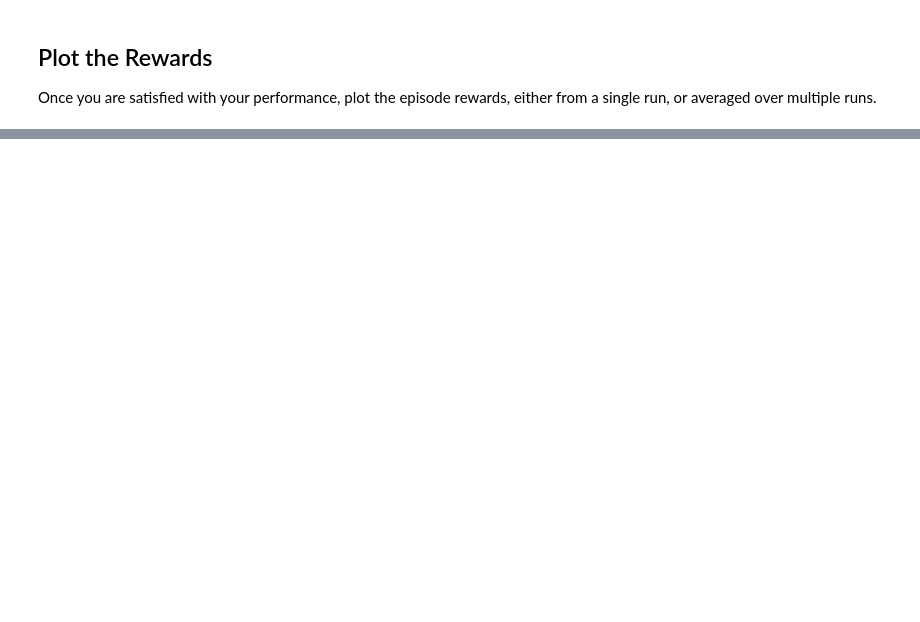
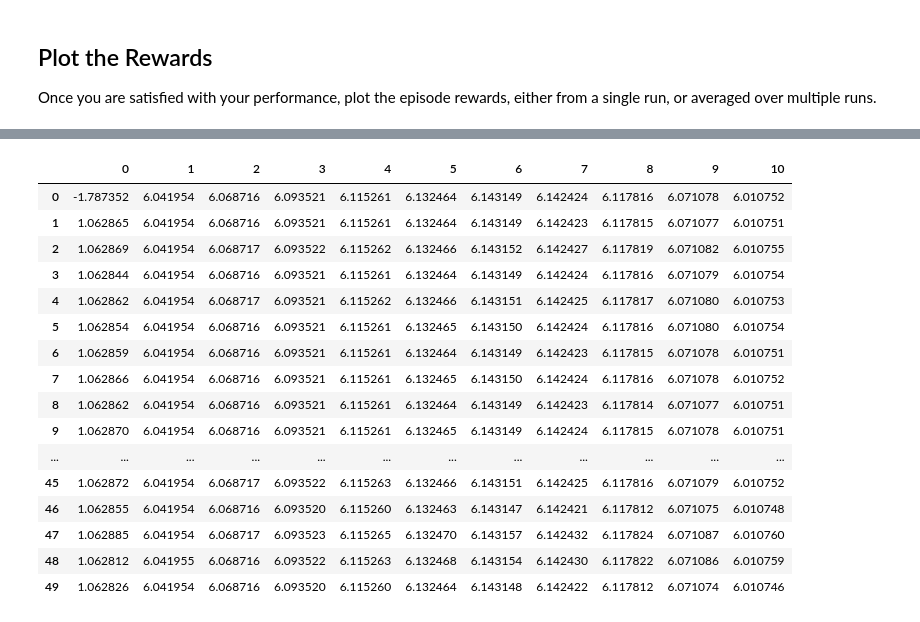
Before and after one commit to sariabod/quadcopter, a Jupyter notebook: Quadcopter_Project.ipynb, the cells around one changed output, grey strips where cells are left out. Cells and saved outputs as stored; diff of their text form; code cells hidden in the pictures; blank space fills up the shorter version.

```diff
--- a/Quadcopter_Project.ipynb
+++ b/Quadcopter_Project.ipynb
@@ -235,0 +305,22 @@ Once you are satisfied with your performance, plot the episode rewards, either f
+# %%
+landing_rewards = pd.read_csv('landing_rewards.csv', header=None)
+
+landing_rewards.head(50)
+# %% [output]
+|  | 0 | 1 | 2 | 3 | 4 | 5 | 6 | 7 | 8 | 9 | 10 |
+| 0 | -1.787352 | 6.041954 | 6.068716 | 6.093521 | 6.115261 | 6.132464 | 6.143149 | 6.142424 | 6.117816 | 6.071078 | 6.010752 |
+| 1 | 1.062865 | 6.041954 | 6.068716 | 6.093521 | 6.115261 | 6.132464 | 6.143149 | 6.142423 | 6.117815 | 6.071077 | 6.010751 |
+| 2 | 1.062869 | 6.041954 | 6.068717 | 6.093522 | 6.115262 | 6.132466 | 6.143152 | 6.142427 | 6.117819 | 6.071082 | 6.010755 |
+| 3 | 1.062844 | 6.041954 | 6.068716 | 6.093521 | 6.115261 | 6.132464 | 6.143149 | 6.142424 | 6.117816 | 6.071079 | 6.010754 |
+| 4 | 1.062862 | 6.041954 | 6.068717 | 6.093521 | 6.115262 | 6.132466 | 6.143151 | 6.142425 | 6.117817 | 6.071080 | 6.010753 |
+| 5 | 1.062854 | 6.041954 | 6.068716 | 6.093521 | 6.115261 | 6.132465 | 6.143150 | 6.142424 | 6.117816 | 6.071080 | 6.010754 |
+| 6 | 1.062859 | 6.041954 | 6.068716 | 6.093521 | 6.115261 | 6.132464 | 6.143149 | 6.142423 | 6.117815 | 6.071078 | 6.010751 |
+| 7 | 1.062866 | 6.041954 | 6.068716 | 6.093521 | 6.115261 | 6.132465 | 6.143150 | 6.142424 | 6.117816 | 6.071078 | 6.010752 |
+| 8 | 1.062862 | 6.041954 | 6.068716 | 6.093521 | 6.115261 | 6.132464 | 6.143149 | 6.142423 | 6.117814 | 6.071077 | 6.010751 |
+| 9 | 1.062870 | 6.041954 | 6.068716 | 6.093521 | 6.115261 | 6.132465 | 6.143149 | 6.142424 | 6.117815 | 6.071078 | 6.010751 |
+| ... | ... | ... | ... | ... | ... | ... | ... | ... | ... | ... | ... |
+| 45 | 1.062872 | 6.041954 | 6.068717 | 6.093522 | 6.115263 | 6.132466 | 6.143151 | 6.142425 | 6.117816 | 6.071079 | 6.010752 |
+| 46 | 1.062855 | 6.041954 | 6.068716 | 6.093520 | 6.115260 | 6.132463 | 6.143147 | 6.142421 | 6.117812 | 6.071075 | 6.010748 |
+| 47 | 1.062885 | 6.041954 | 6.068717 | 6.093523 | 6.115265 | 6.132470 | 6.143157 | 6.142432 | 6.117824 | 6.071087 | 6.010760 |
+| 48 | 1.062812 | 6.041955 | 6.068716 | 6.093522 | 6.115263 | 6.132468 | 6.143154 | 6.142430 | 6.117822 | 6.071086 | 6.010759 |
+| 49 | 1.062826 | 6.041954 | 6.068716 | 6.093520 | 6.115260 | 6.132464 | 6.143148 | 6.142422 | 6.117812 | 6.071074 | 6.010746 |
```
Also changed, not shown: parts of 22 cells of this notebook, 1 other file.
